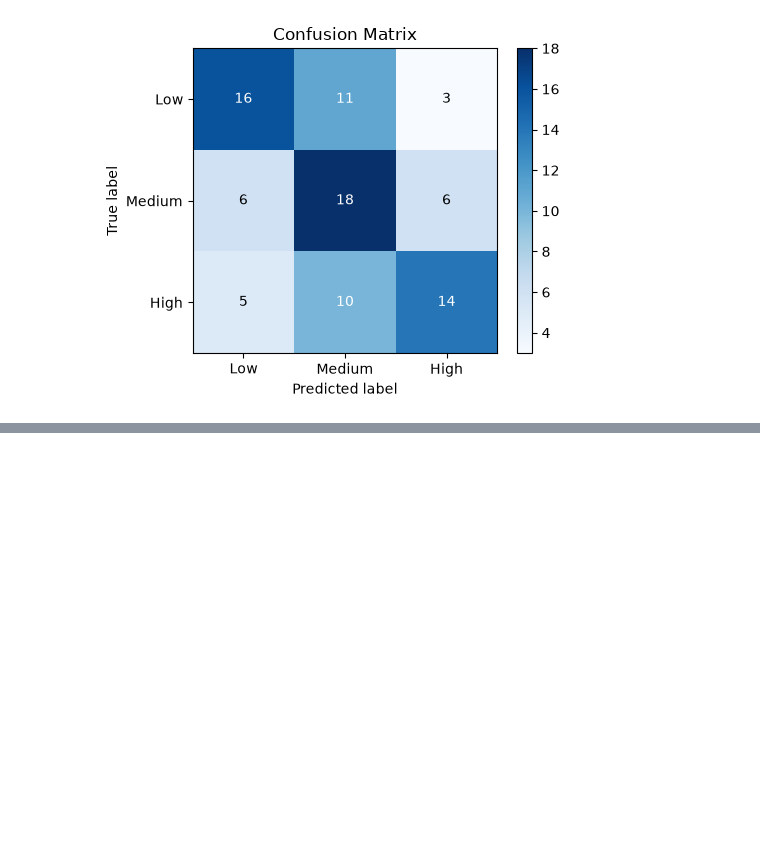
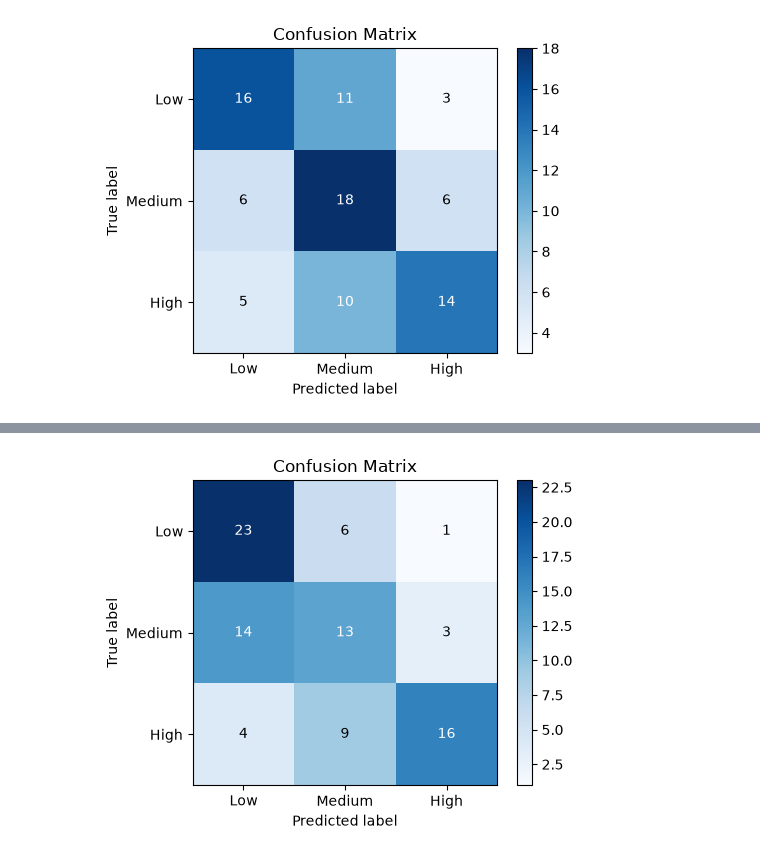
Before and after one commit to Madawa06/ML-, a Jupyter notebook: Question2_Diabetes_Dataset_Overview/diabetes_analysis.ipynb, the cells around one changed output, grey strips where cells are left out. Saved outputs shown, nothing was run; the diff lists cells and outputs as text; code cells hidden in the pictures; blank space fills up the shorter version.

Commit message:
Add Task 3.3: KNN classifier with CV-selected k, evaluated with custom metrics

```diff
--- a/Question2_Diabetes_Dataset_Overview/diabetes_analysis.ipynb
+++ b/Question2_Diabetes_Dataset_Overview/diabetes_analysis.ipynb
@@ -491,0 +499,39 @@ plot_confusion_matrix(dt_cm, class_names)
+# %%
+from sklearn.neighbors import KNeighborsClassifier
+from sklearn.model_selection import cross_val_score
+
+# Choose k: sweep odd values of k (odd avoids tied votes) and pick the
+# one that maximises 5-fold cross-validated accuracy on the training
+# set, rather than guessing a single fixed value
+candidate_ks = range(1, 32, 2)
+cv_scores = [
+    cross_val_score(KNeighborsClassifier(n_neighbors=k), Xc_train, yc_train, cv=5).mean()
+    for k in candidate_ks
+]
+best_k = list(candidate_ks)[int(np.argmax(cv_scores))]
+
+print(f"sqrt(n_train) heuristic suggests k ~= {np.sqrt(len(yc_train)):.1f}")
+print(f"Best k found by 5-fold CV: {best_k} (CV accuracy = {max(cv_scores):.4f})")
+
+# k is chosen empirically (best 5-fold CV accuracy among odd k in
+# [1, 31]) and lands close to the classic sqrt(n_train) rule-of-thumb
+# (~19 here). This balances bias vs. variance: too small a k overfits
+# to noisy individual neighbours, too large a k blurs the boundary
+# between the Low/Medium/High classes.
+knn_clf = KNeighborsClassifier(n_neighbors=best_k)
+knn_clf.fit(Xc_train, yc_train)
+knn_pred = knn_clf.predict(Xc_test)
+
+# Evaluate using our own custom metric functions from Task 3.1
+knn_acc = accuracy(yc_test, knn_pred)
+knn_prec = precision(yc_test, knn_pred, average="macro")
+knn_rec = recall(yc_test, knn_pred, average="macro")
+knn_f1 = f1_score(yc_test, knn_pred, average="macro")
+knn_cm = confusion_matrix(yc_test, knn_pred)
+
+print(f"\nAccuracy:  {knn_acc:.4f}")
+print(f"Precision: {knn_prec:.4f}")
+print(f"Recall:    {knn_rec:.4f}")
+print(f"F1 Score:  {knn_f1:.4f}")
+print("Confusion Matrix:")
+print(knn_cm)
@@ -491,0 +550,4 @@ plot_confusion_matrix(dt_cm, class_names)
+# %%
+plot_confusion_matrix(knn_cm, class_names)
+# %% [output]
+[figure, added]
```
Also changed, not shown: parts of 2 cells of this notebook.
